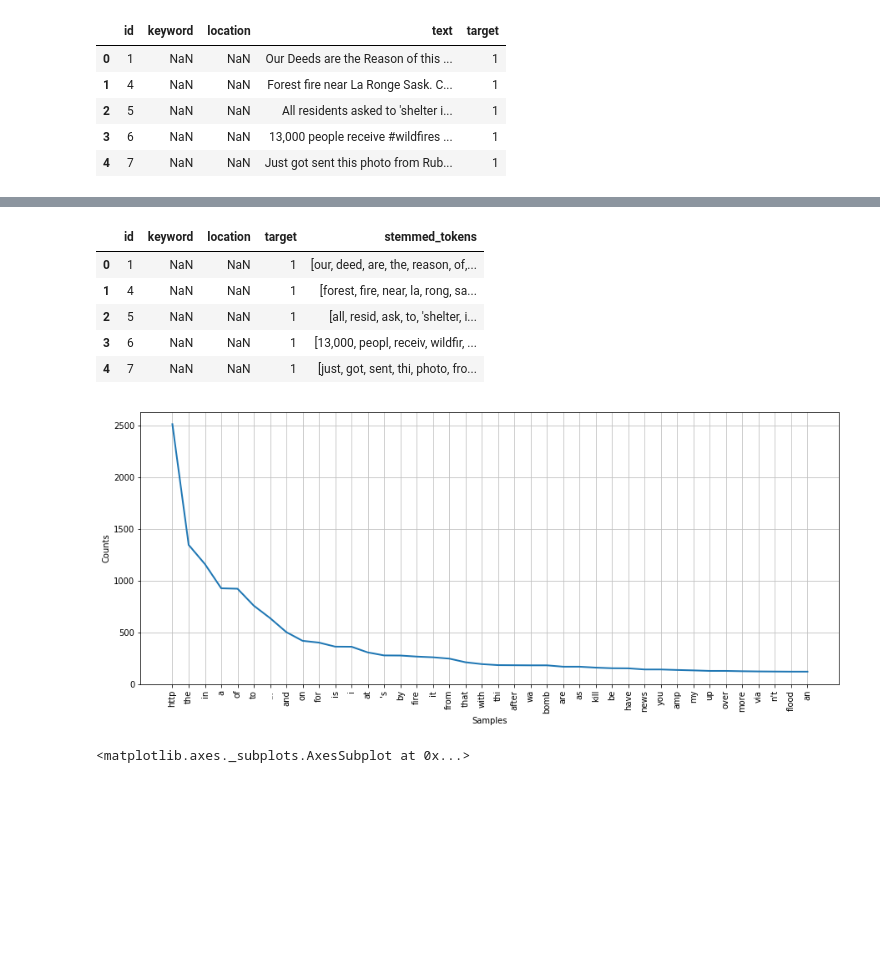
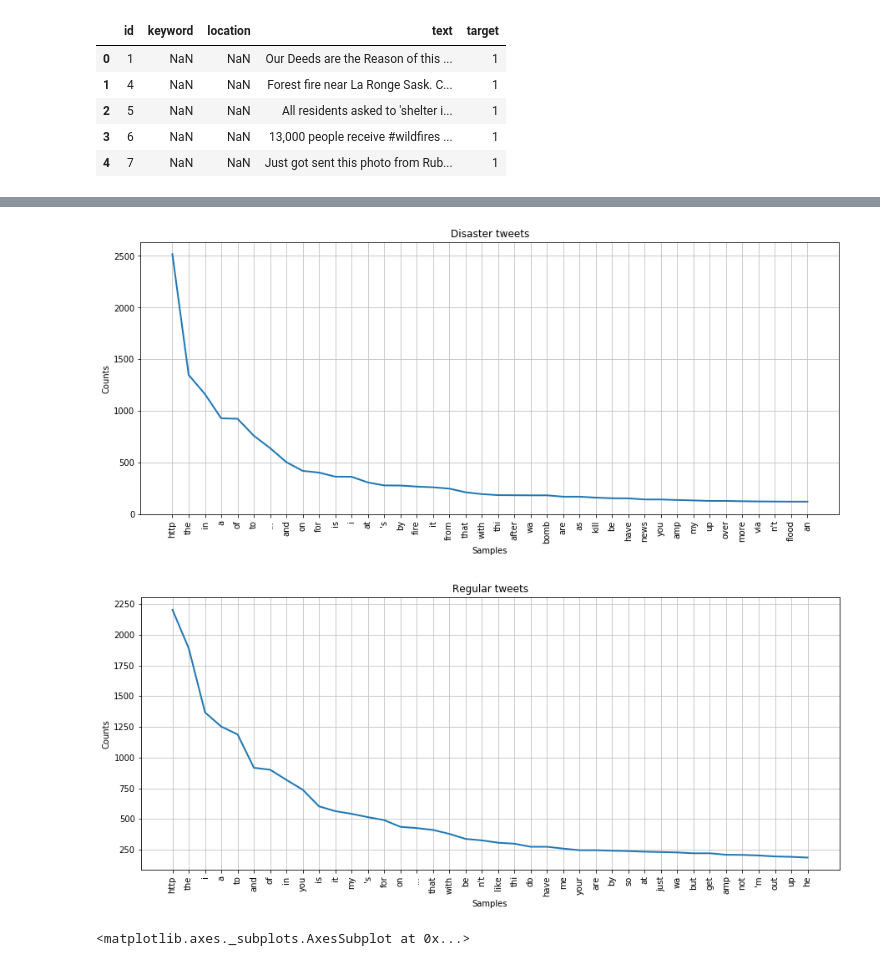
Before and after one commit to Velociraptorvelraptor/disaster-tweets, a Jupyter notebook: disaster_tweets.ipynb, the cells around one changed output, grey strips where cells are left out. Drawn from its saved outputs; the diff is of its cells as text; code cells hidden in the pictures; blank space fills up the shorter version.

Commit message:
Metadata columns applied

```diff
--- a/disaster_tweets.ipynb
+++ b/disaster_tweets.ipynb
@@ -13,3 +13,19 @@ data.head(5)
 | 2 | 5 | NaN | NaN | All residents asked to 'shelter i... | 1 |
 | 3 | 6 | NaN | NaN | 13,000 people receive #wildfires ... | 1 |
 | 4 | 7 | NaN | NaN | Just got sent this photo from Rub... | 1 |
+# %%
+############### CREATING METAFEATURES ##################
+from nltk.corpus import stopwords
+from string import punctuation
+
+stopwords = set(stopwords.words('english'))
+
+data["mean_word_length"] = data["text"].apply(lambda x: np.mean([len(w) for w in str(x).lower().split()]))
+data["tweet_length"] = data["text"].apply(lambda x: len(x))
+data["word_count"] = data["text"].apply(lambda x: len(str(x).split()))
+data["stopwords_count"] = data["text"].apply(lambda x: len([w for w in str(x).lower().split(' ') if w in stopwords]))
+data["punctuation_count"] = data["text"].apply(lambda x: len([p for p in str(x) if p in punctuation]))
+data["url_count"] = data["text"].apply(lambda x: len([w for w in str(x).lower().split()
+                                                      if "http" in w or "https" in w or "www" in w or "url" in w]))
+data["hashtag_count"] = data["text"].apply(lambda x: len([w for w in str(x).lower().split() if "#" in w]))
+data["@_count"] = data["text"].apply(lambda x: len([w for w in str(x).lower().split() if "@" in w]))
@@ -15,0 +41,8 @@ data.head(5)
+# %%
+for column, row in data.items():
+    if column not in ["id", "keyword", "location", "text", "target"]:
+        plt.figure(figsize=[8,6])
+        plt.title(column)
+        data[column][data["target"]==1].hist(bins=20, color="purple", alpha=0.6, rwidth=0.95, label = "1")
+        data[column][data["target"]==0].hist(bins=20, color="green", alpha=0.6, rwidth=0.95, label = "0")
+        plt.legend()
@@ -71,31 +93,32 @@ for i, token in data["stemmed_tokens"].items():
                 token.remove(word)
             except:
                 break
-
-
-data.head(5)
-# %% [output]
-|  | id | keyword | location | target | stemmed_tokens |
-| 0 | 1 | NaN | NaN | 1 | [our, deed, are, the, reason, of,... |
-| 1 | 4 | NaN | NaN | 1 | [forest, fire, near, la, rong, sa... |
-| 2 | 5 | NaN | NaN | 1 | [all, resid, ask, to, 'shelter, i... |
-| 3 | 6 | NaN | NaN | 1 | [13,000, peopl, receiv, wildfir, ... |
-| 4 | 7 | NaN | NaN | 1 | [just, got, sent, thi, photo, fro... |
 # %%
 disaster_tweets = []
+regular_tweets = []
 
 for i, row in data.iterrows():
     if row["target"] == 1:
         disaster_tweets.append(row["stemmed_tokens"])
+    else:
+        regular_tweets.append(row["stemmed_tokens"])
 
 disaster_tweets = [val for sublist in disaster_tweets for val in sublist]
-#print(disaster_tweets)
+regular_tweets = [val for sublist in regular_tweets for val in sublist]
 
-freq = nltk.FreqDist(disaster_tweets)
+freq_ds = nltk.FreqDist(disaster_tweets)
 plt.figure(figsize=(15,6))
-freq.plot(40, cumulative=False)
+plt.title("Disaster tweets")
+freq_ds.plot(40, cumulative=False)
+
+
+freq_rg = nltk.FreqDist(regular_tweets)
+plt.figure(figsize=(15,6))
+plt.title("Regular tweets")
+freq_rg.plot(40, cumulative=False)
 # %% [output]
-[figure, old version]
+[figure, new version]
+[figure, added]
 <matplotlib.axes._subplots.AxesSubplot at 0x...>
 # %%
 #print(disaster_tweets)
```
Also changed, not shown: parts of 5 cells of this notebook.
